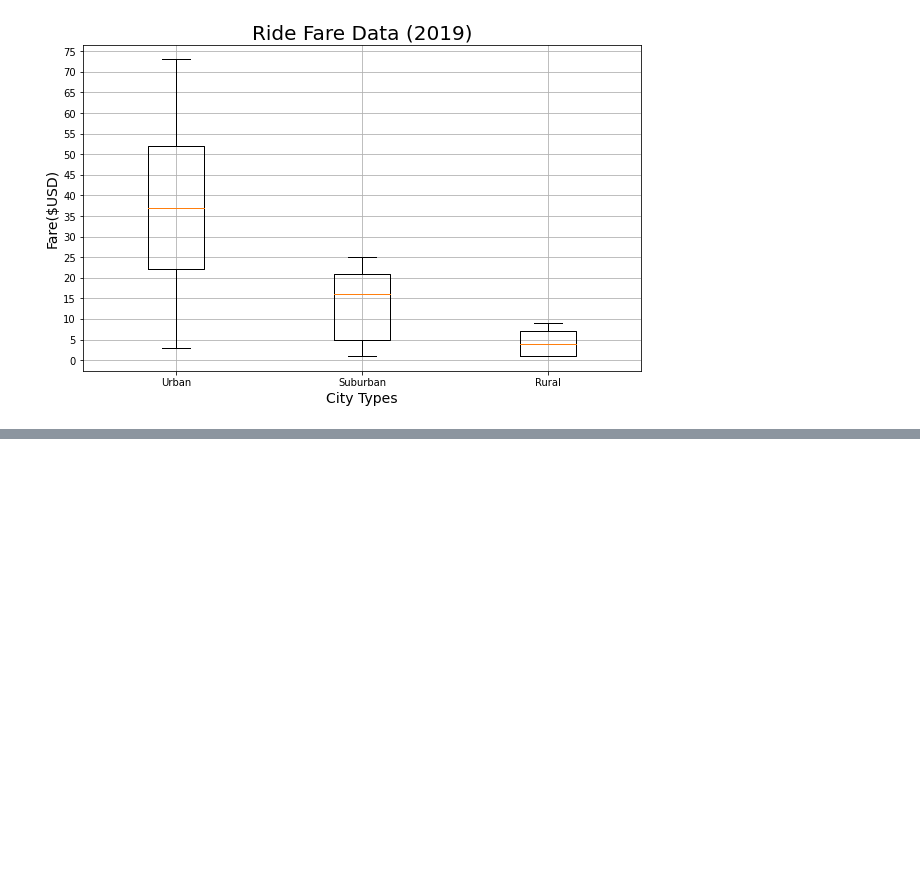
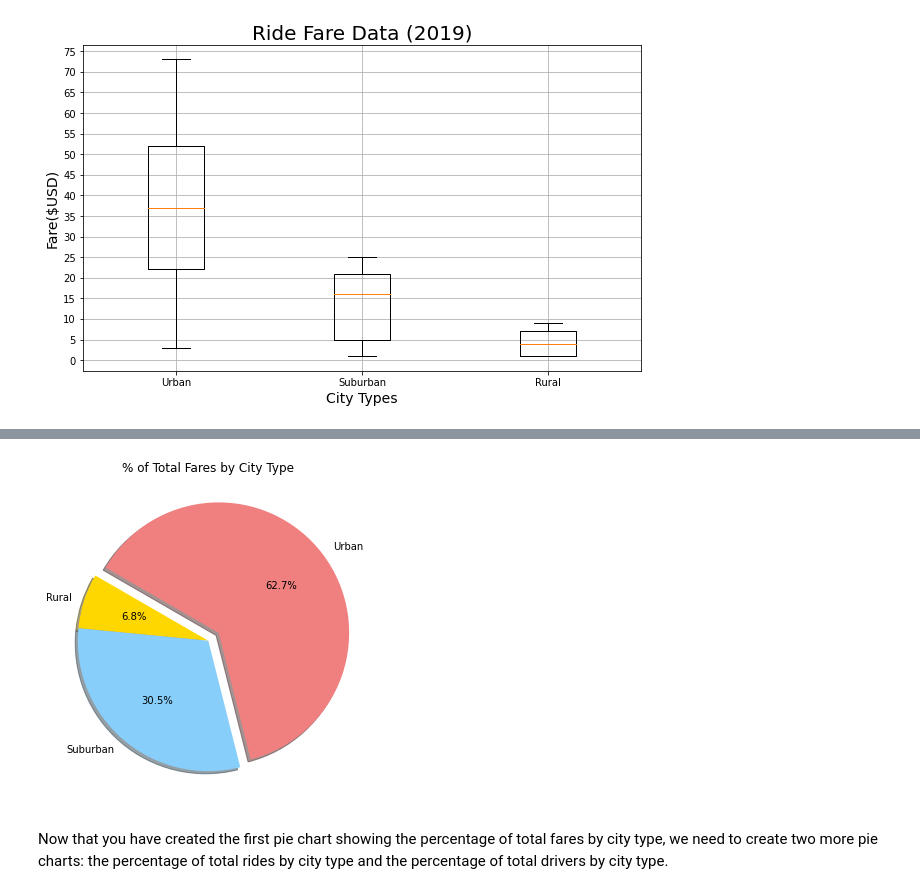
Before and after one commit to sprad1/PyBer_Analysis, a Jupyter notebook: PyBer.ipynb, the cells around one changed output, grey strips where cells are left out. Cells and saved outputs as stored; diff of their text form; code cells hidden in the pictures; blank space fills up the shorter version.

Commit message:
Updated PyBer file and analysis folder

```diff
--- a/PyBer.ipynb
+++ b/PyBer.ipynb
@@ -1148,0 +1250,22 @@ plt.show()
+# %%
+# Import mpl to change the plot configurations using rcParams.
+import matplotlib as mpl
+# Build Pie Chart
+plt.subplots(figsize=(10, 6))
+plt.pie(type_percents,
+    labels=["Rural", "Suburban", "Urban"],
+    colors=["gold", "lightskyblue", "lightcoral"],
+    explode=[0, 0, 0.1],
+    autopct='%1.1f%%',
+    shadow=True, startangle=150)
+plt.title("% of Total Fares by City Type")
+# Change the default font size from 10 to 14.
+mpl.rcParams['font.size'] = 14
+# Save Figure
+plt.savefig("analysis/Fig5.png")
+# Show Figure
+plt.show()
+# %% [output]
+[figure, added]
+# %% [markdown]
+Now that you have created the first pie chart showing the percentage of total fares by city type, we need to create two more pie charts: the percentage of total rides by city type and the percentage of total drivers by city type.
```
Also changed, not shown: parts of 17 cells of this notebook, 1 other file.
